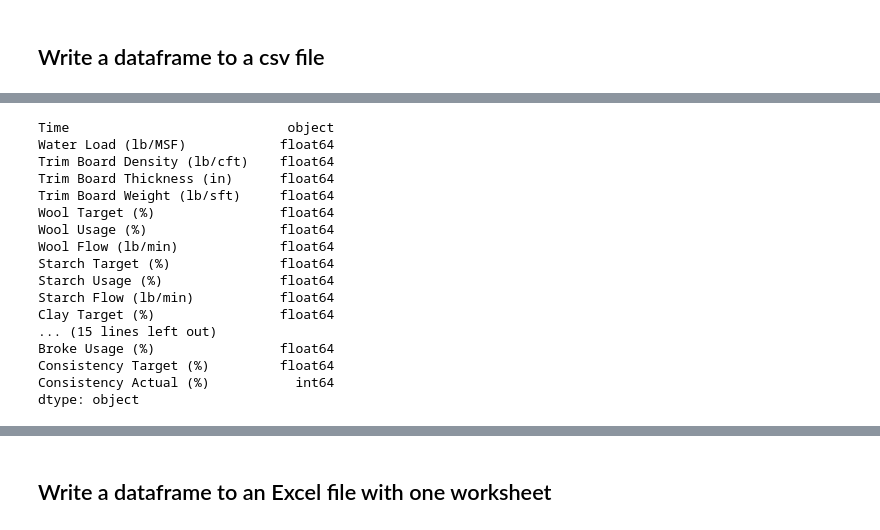
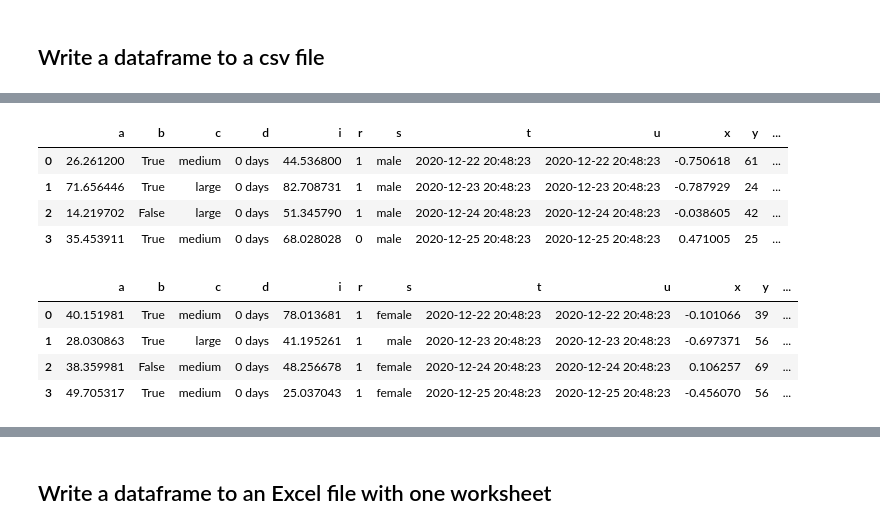
Before and after one commit to gillespilon/noob, a Jupyter notebook: 02_data_file_write.ipynb, the cells around one changed output, grey strips where cells are left out. Drawn from its saved outputs; the diff is of its cells as text; code cells hidden in the pictures.

```diff
--- a/02_data_file_write.ipynb
+++ b/02_data_file_write.ipynb
@@ -69,20 +59,22 @@ df.head()
-# %%
-df.dtypes
-# %% [output]
-Time                            object
-Water Load (lb/MSF)            float64
-Trim Board Density (lb/cft)    float64
-Trim Board Thickness (in)      float64
-Trim Board Weight (lb/sft)     float64
-Wool Target (%)                float64
-Wool Usage (%)                 float64
-Wool Flow (lb/min)             float64
-Starch Target (%)              float64
-Starch Usage (%)               float64
-Starch Flow (lb/min)           float64
-Clay Target (%)                float64
-... (15 lines left out)
-Broke Usage (%)                float64
-Consistency Target (%)         float64
-Consistency Actual (%)           int64
-dtype: object
+# %%
+size = 4
+# %%
+df1 = ds.create_dataframe(size=size)
+df2 = ds.create_dataframe(size=size)
+df3 = ds.create_dataframe(size=size)
+# %%
+df1.head()
+# %% [output]
+|  | a | b | c | d | i | r | s | t | u | x | y | ... |
+| 0 | 26.261200 | True | medium | 0 days | 44.536800 | 1 | male | 2020-12-22 20:48:23 | 2020-12-22 20:48:23 | -0.750618 | 61 | ... |
+| 1 | 71.656446 | True | large | 0 days | 82.708731 | 1 | male | 2020-12-23 20:48:23 | 2020-12-23 20:48:23 | -0.787929 | 24 | ... |
+| 2 | 14.219702 | False | large | 0 days | 51.345790 | 1 | male | 2020-12-24 20:48:23 | 2020-12-24 20:48:23 | -0.038605 | 42 | ... |
+| 3 | 35.453911 | True | medium | 0 days | 68.028028 | 0 | male | 2020-12-25 20:48:23 | 2020-12-25 20:48:23 | 0.471005 | 25 | ... |
+# %%
+df2.head()
+# %% [output]
+|  | a | b | c | d | i | r | s | t | u | x | y | ... |
+| 0 | 40.151981 | True | medium | 0 days | 78.013681 | 1 | female | 2020-12-22 20:48:23 | 2020-12-22 20:48:23 | -0.101066 | 39 | ... |
+| 1 | 28.030863 | True | large | 0 days | 41.195261 | 1 | male | 2020-12-23 20:48:23 | 2020-12-23 20:48:23 | -0.697371 | 56 | ... |
+| 2 | 38.359981 | False | medium | 0 days | 48.256678 | 1 | female | 2020-12-24 20:48:23 | 2020-12-24 20:48:23 | 0.106257 | 69 | ... |
+| 3 | 49.705317 | True | medium | 0 days | 25.037043 | 1 | female | 2020-12-25 20:48:23 | 2020-12-25 20:48:23 | -0.456070 | 56 | ... |
```
Also changed, not shown: parts of 34 cells of this notebook.
